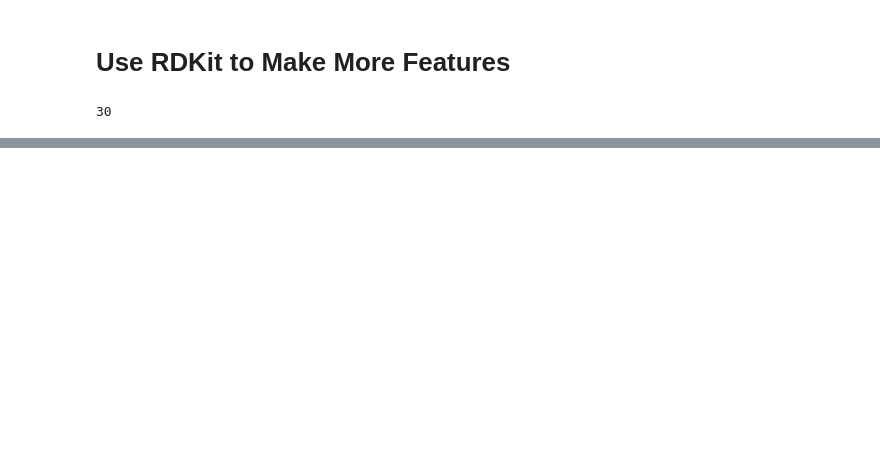
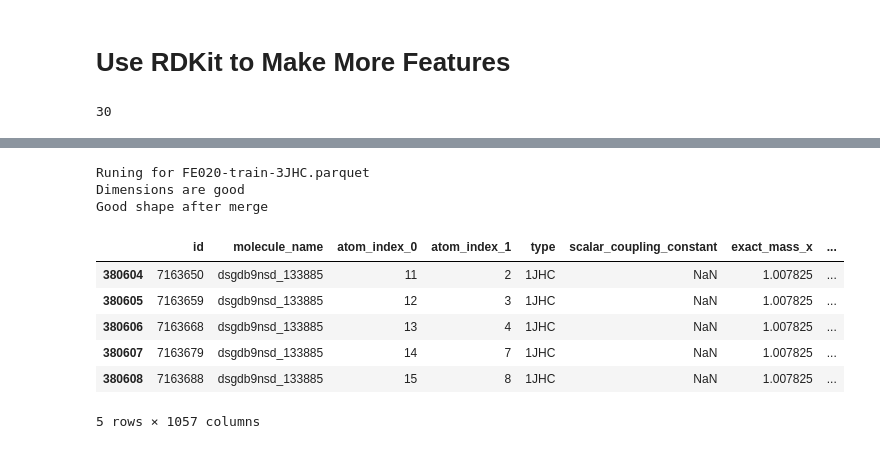
Before and after one commit to RobMulla/kaggle-champs-2019, a Jupyter notebook: notebooks/FE020-RDKit.ipynb, the cells around one changed output, grey strips where cells are left out. Cells and saved outputs as stored; diff of their text form; code cells hidden in the pictures; blank space fills up the shorter version.

```diff
--- a/notebooks/FE020-RDKit.ipynb
+++ b/notebooks/FE020-RDKit.ipynb
@@ -203,0 +278,46 @@ train.head()
+# %%
+import os
+import pandas as pd
+#for file in tqdm(os.listdir('../data/FE020/OnlyNew/')):
+for file in ['FE020-train-3JHC.parquet']:
+
+    print(f'Runing for {file}')
+    df = pd.read_parquet('../data/FE020/OnlyNew/'+file)
+    df2 = pd.read_parquet('../data/FE019/'+file.replace('FE020','FE019'))
+
+    df2 = df2.drop(['mulliken_charge_0',
+                     'mulliken_charge_1',
+                     'mulliken_charge_closest_0',
+                     'mulliken_charge_closest_1',
+                     'mulliken_charge_2nd_closest_0',
+                     'mulliken_charge_2nd_closest_1'], axis=1)
+    df2 = df2.drop([x for x in df2.columns if '_atomic_mass' in x] + [x for x in df2.columns if '_atomic_number' in x], axis=1)
+    df2 = df2.sort_values('id')
+    df = df.sort_values('id')
+    if df.shape[0] == df2.shape[0]:
+        print('Dimensions are good')
+        length_before_merge = df.shape[0]
+    else:
+        print('ERROR - wrong dimensions')
+    if 'train' in file:
+        df_combined = pd.concat([df2, df.drop(['id','molecule_name',
+                                               'atom_index_0',
+                                               'atom_index_1','type',
+                                               'scalar_coupling_constant'], axis=1)],
+                                sort=False,
+                                axis=1)
+    elif 'test' in file:
+        df_combined = pd.concat([df2, df.drop(['id','molecule_name',
+                                               'atom_index_0',
+                                               'atom_index_1','type'], axis=1)],
+                                sort=False,
+                                axis=1)
+    if df_combined.shape[0] == length_before_merge:
+        print('Good shape after merge')
+    else:
+        print('Error- wrong shape of merge')
+    df_combined.to_parquet('../data/FE020/' + file)
+# %% [output]
+Runing for FE020-train-3JHC.parquet
+Dimensions are good
+Good shape after merge
@@ -203,0 +328,10 @@ train.head()
+# %%
+df.tail()
+# %% [output]
+|  | id | molecule_name | atom_index_0 | atom_index_1 | type | scalar_coupling_constant | exact_mass_x | ... |
+| 380604 | 7163650 | dsgdb9nsd_133885 | 11 | 2 | 1JHC | NaN | 1.007825 | ... |
+| 380605 | 7163659 | dsgdb9nsd_133885 | 12 | 3 | 1JHC | NaN | 1.007825 | ... |
+| 380606 | 7163668 | dsgdb9nsd_133885 | 13 | 4 | 1JHC | NaN | 1.007825 | ... |
+| 380607 | 7163679 | dsgdb9nsd_133885 | 14 | 7 | 1JHC | NaN | 1.007825 | ... |
+| 380608 | 7163688 | dsgdb9nsd_133885 | 15 | 8 | 1JHC | NaN | 1.007825 | ... |
+5 rows × 1057 columns
```
Also changed, not shown: parts of 17 cells of this notebook, 4 other files.
